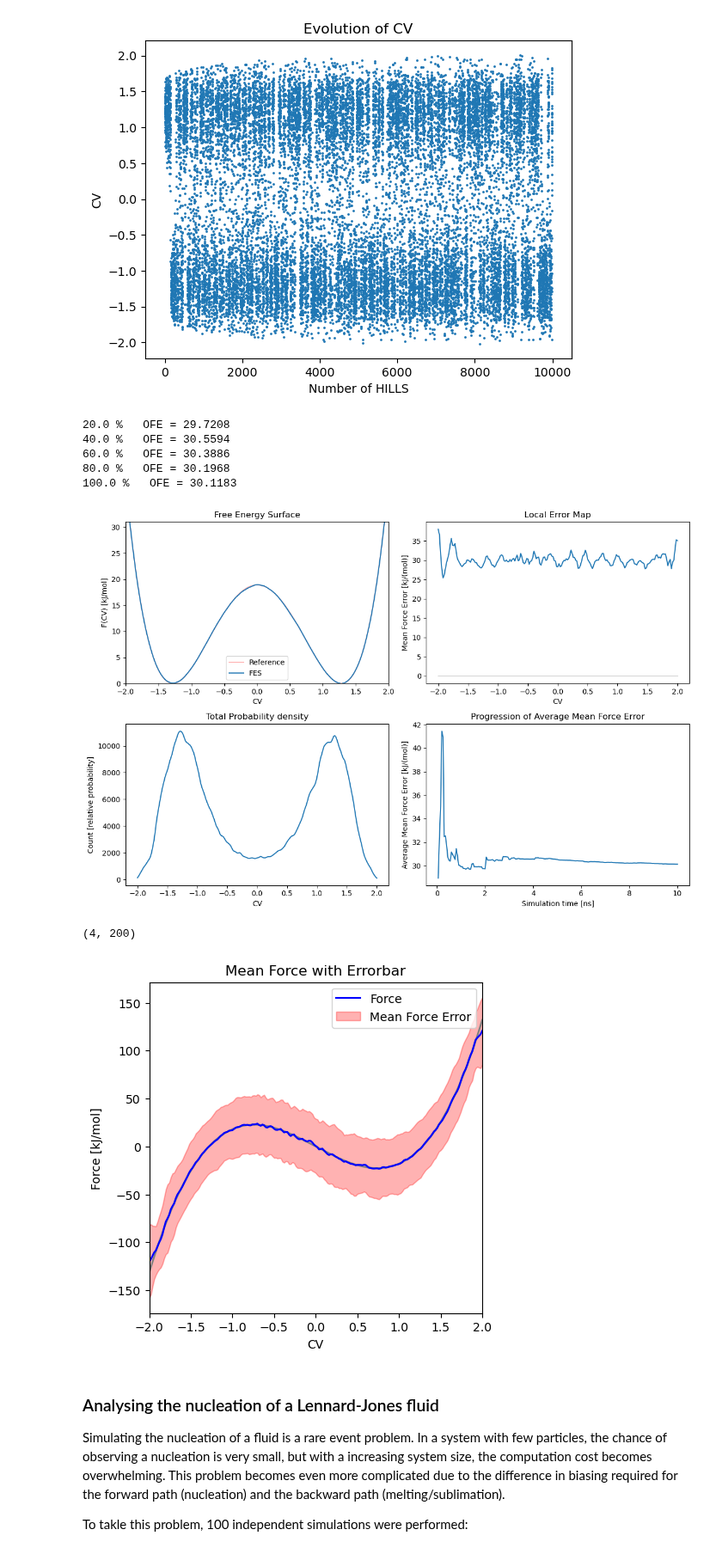
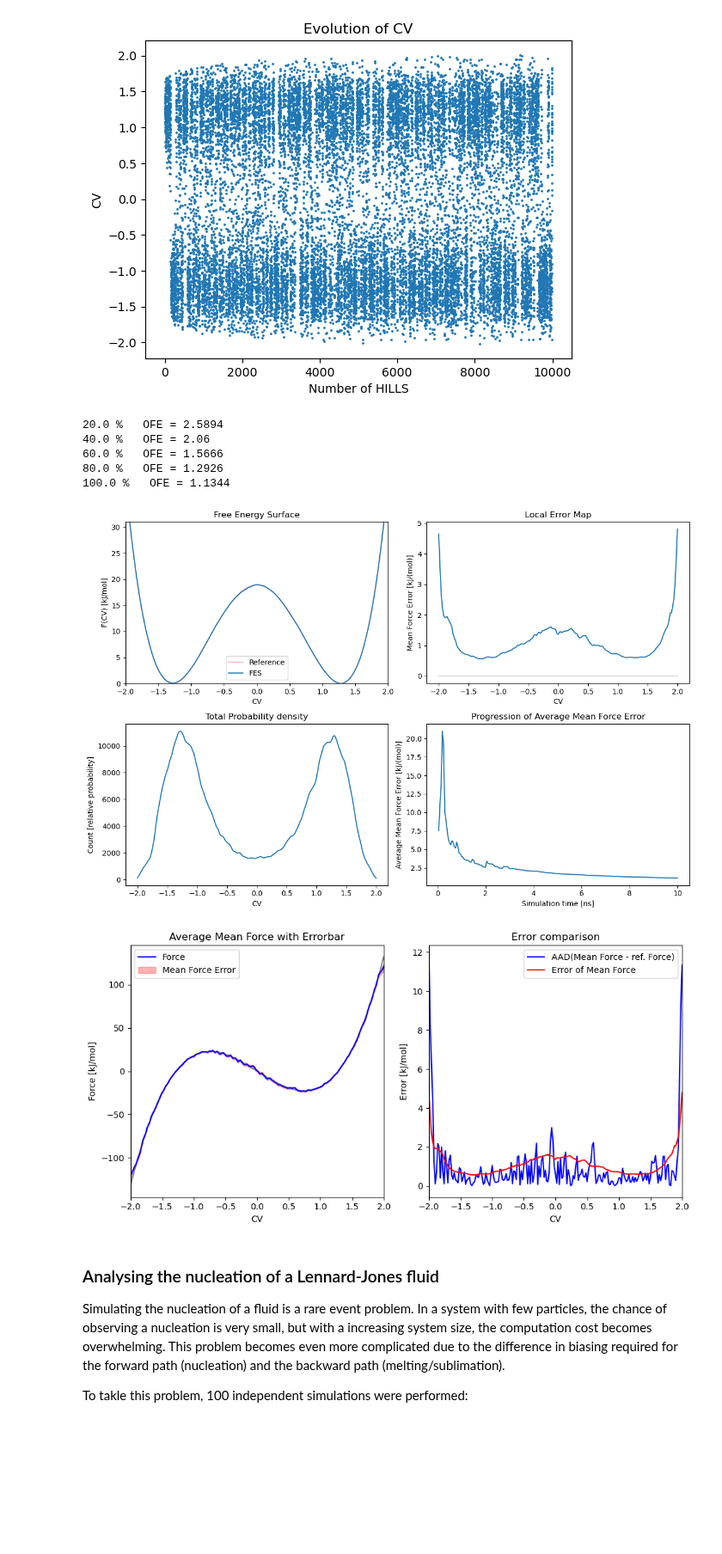
Before and after one commit to mme-ucl/MFI, a Jupyter notebook: Notebooks/MFI_1D_notebook.ipynb, the cells around one changed output. Shown at 86% size. Cells and saved outputs as stored; diff of their text form; code cells hidden in the pictures; blank space fills up the shorter version.

```diff
--- a/Notebooks/MFI_1D_notebook.ipynb
+++ b/Notebooks/MFI_1D_notebook.ipynb
@@ -46,35 +49,36 @@ HILLS=MFI1D.load_HILLS(hills_name="HILLS")
 position = MFI1D.load_position(position_name="position")
 
 #Compute the time-independent mean force
-results = MFI1D.MFI_1D(HILLS = HILLS, position = position, bw = 0.02, kT = 1, min_grid=-2.0, max_grid=2.0, nhills=-1, error_pace=int(len(HILLS)/200))
+results = MFI1D.MFI_1D(HILLS = HILLS, position = position, bw = 0.02, kT = 1, min_grid=-2.0, max_grid=2.0, nhills=-1, error_pace=int(len(HILLS)/200), use_weighted_st_dev=False)
 X, Ftot_den, Ftot_den2, Ftot, ofv_num, FES, ofv, ofe, cutoff, error_evol, fes_error_cutoff_evol = results
 
 # Plot Recap
 MFI1D.plot_recap(X, MFI1D.zero_to_nan(FES), MFI1D.zero_to_nan(Ftot_den), MFI1D.zero_to_nan(ofe), error_evol[1,:], [t/1000 for t in error_evol[3,:]], FES_lim=31, ofe_lim = 15, error_log_scale=0, time_axis_name="Simulation time [ns]")
 plt.show()
 # %% [output]
-20.0 %   OFE = 29.7208
-40.0 %   OFE = 30.5594
-60.0 %   OFE = 30.3886
-80.0 %   OFE = 30.1968
-100.0 %   OFE = 30.1183
+20.0 %   OFE = 2.5894
+40.0 %   OFE = 2.06
+60.0 %   OFE = 1.5666
+80.0 %   OFE = 1.2926
+100.0 %   OFE = 1.1344
-[figure, old version]
+[figure, new version]
-# %%
-X, Ftot_den, Ftot_den2, Ftot, ofv_num, FES, ofv, ofe, cutoff, error_evol, fes_error_cutoff_evol = results
-error_evol.shape
-# %% [output]
-(4, 200)
 # %%
 #Plot force and statistical error
 F = 7*X**4-23*X**2
 F = F - min(F)
 Ff = 28*X**3 - 46*X
 
-plt.figure(figsize=(5,5))
+plt.figure(figsize=(10,5))
+plt.subplot(1,2,1)
 plt.plot(X,Ff, color="grey")
 plt.plot(X, MFI1D.zero_to_nan(Ftot*cutoff), color="blue",label="Force")
 plt.fill_between(X, Ftot+MFI1D.zero_to_nan(ofe*cutoff), Ftot-MFI1D.zero_to_nan(ofe*cutoff), color="red", alpha=0.3, label="Mean Force Error")
-plt.xlim(-2,2); plt.title("Mean Force with Errorbar"); plt.xlabel("CV"); plt.ylabel("Force [kJ/mol]"); plt.legend()
-plt.show()
+plt.xlim(-2,2); plt.title("Average Mean Force with Errorbar"); plt.xlabel("CV"); plt.ylabel("Force [kJ/mol]"); plt.legend()
+
+plt.subplot(1,2,2)
+plt.plot(X, abs(Ff-Ftot)*cutoff, color="blue",label="AAD(Mean Force - ref. Force)")
+plt.plot(X, ofe*cutoff, color="red",label="Error of Mean Force")
+plt.xlim(-2,2); plt.title("Error comparison"); plt.xlabel("CV"); plt.ylabel("Error [kJ/mol]"); plt.legend()
+plt.tight_layout(); plt.show()
 # %% [output]
-[figure, old version]
+[figure, new version]
```
Also changed, not shown: parts of 5 cells of this notebook, 1 other file.
